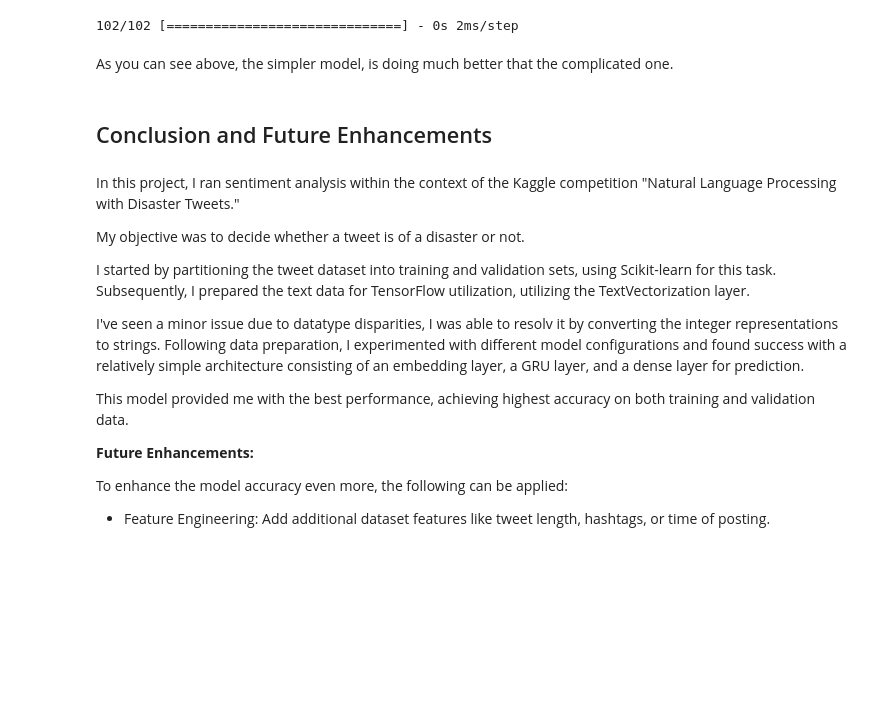
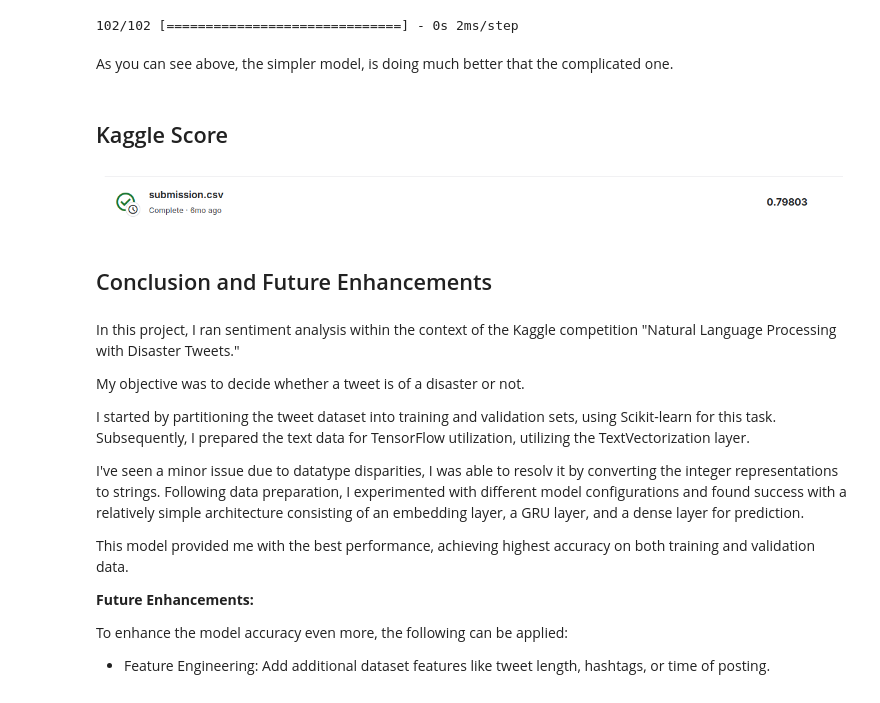
Before and after one commit to ammarhameed/NLP-Disaster-Tweets-Kaggle-Mini-Project, a Jupyter notebook: Disaster-Tweets.ipynb, the cells around one changed output. Cells and saved outputs as stored; diff of their text form; code cells hidden in the pictures; blank space fills up the shorter version.

```diff
--- a/Disaster-Tweets.ipynb
+++ b/Disaster-Tweets.ipynb
@@ -414,6 +414,13 @@ run_test(model)
 102/102 [==============================] - 0s 2ms/step
 # %% [markdown]
 As you can see above, the simpler model, is doing much better that the complicated one.
+# %% [markdown]
+## Kaggle Score
+# %%
+from IPython.display import Image
+Image(filename='kaggle-score.png')
+# %% [output]
+[figure, added]
 # %% [markdown]
 ## Conclusion and Future Enhancements
 # %% [markdown]
```
Also changed, not shown: 1 other file.
